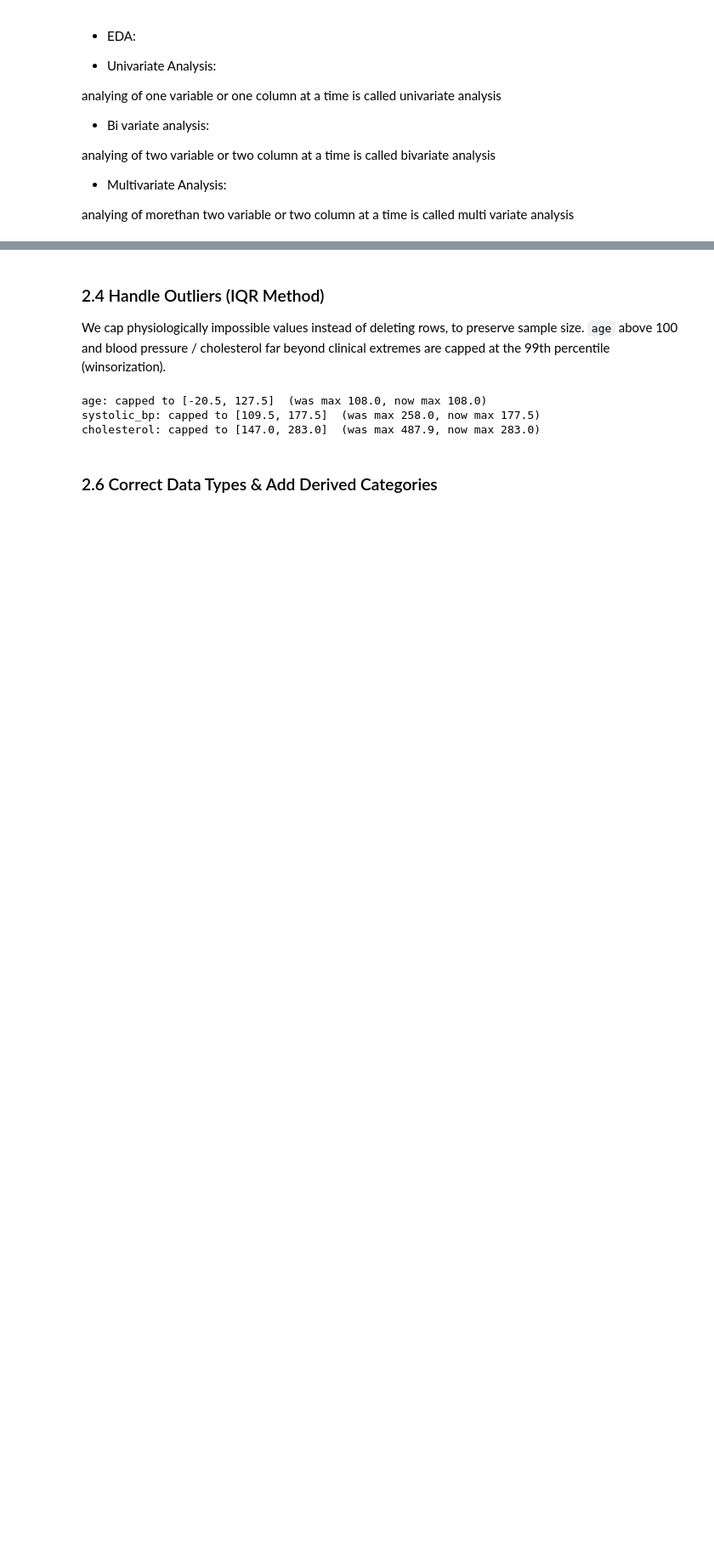
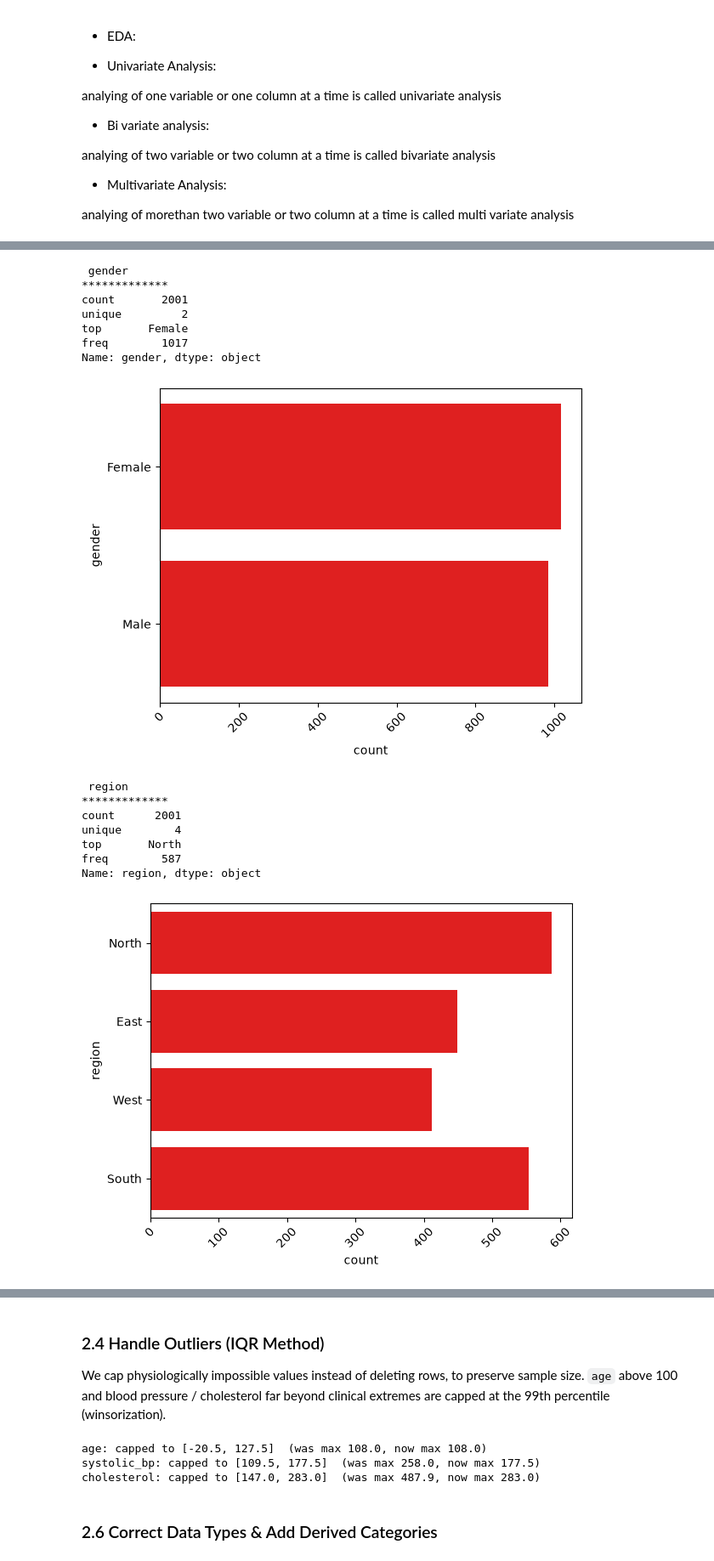
Before and after one commit to laxmanclinilaunch-hub/Python-7-8-, a Jupyter notebook: 2.EDA/healthcare_eda_project.ipynb, the cells around one changed output, grey strips where cells are left out. Shown at 85% size. Saved outputs shown, nothing was run; the diff lists cells and outputs as text; code cells hidden in the pictures; blank space fills up the shorter version.

```diff
--- a/2.EDA/healthcare_eda_project.ipynb
+++ b/2.EDA/healthcare_eda_project.ipynb
@@ -414,0 +559,25 @@ analying of two  variable or two  column at a time is called bivariate analysis
+# %%
+for col in categorical_features:
+    print("\n",col)
+    print("*************")
+    print(df[col].describe())
+    sns.countplot(df[col],color="red")
+    plt.xticks(rotation=45)
+    plt.show()
+# %% [output]
+ gender
+*************
+count       2001
+unique         2
+top       Female
+freq        1017
+Name: gender, dtype: object
+[figure, added]
+ region
+*************
+count      2001
+unique        4
+top       North
+freq        587
+Name: region, dtype: object
+[figure, added]
```
Also changed, not shown: parts of 13 cells of this notebook.
